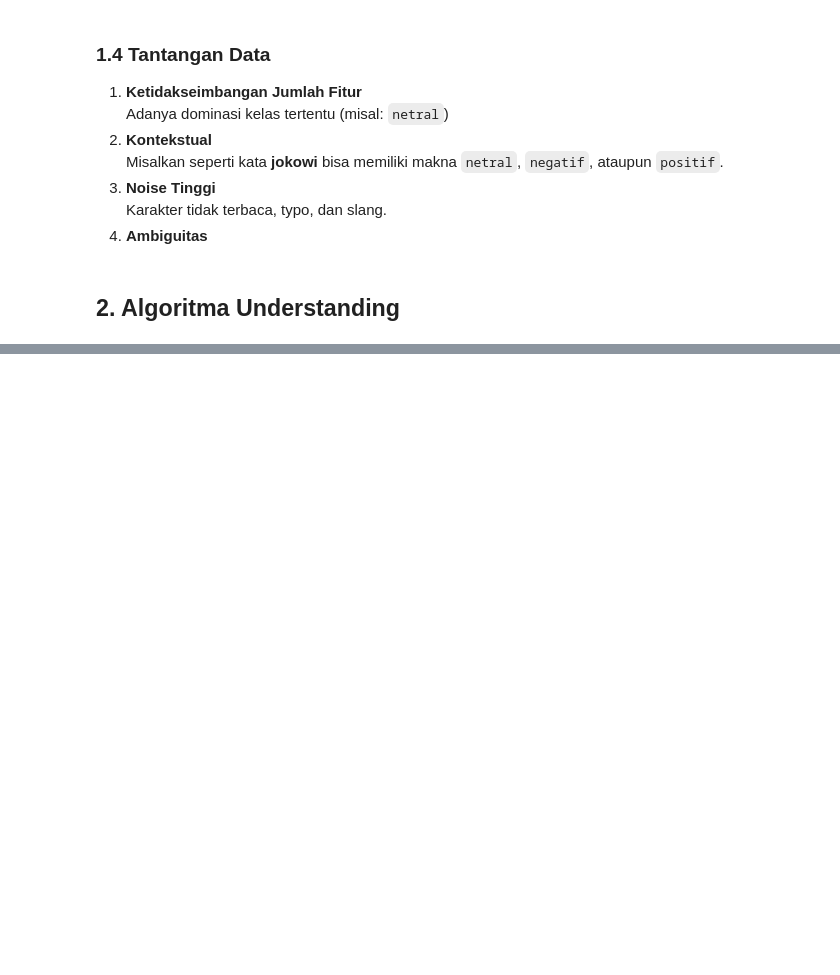
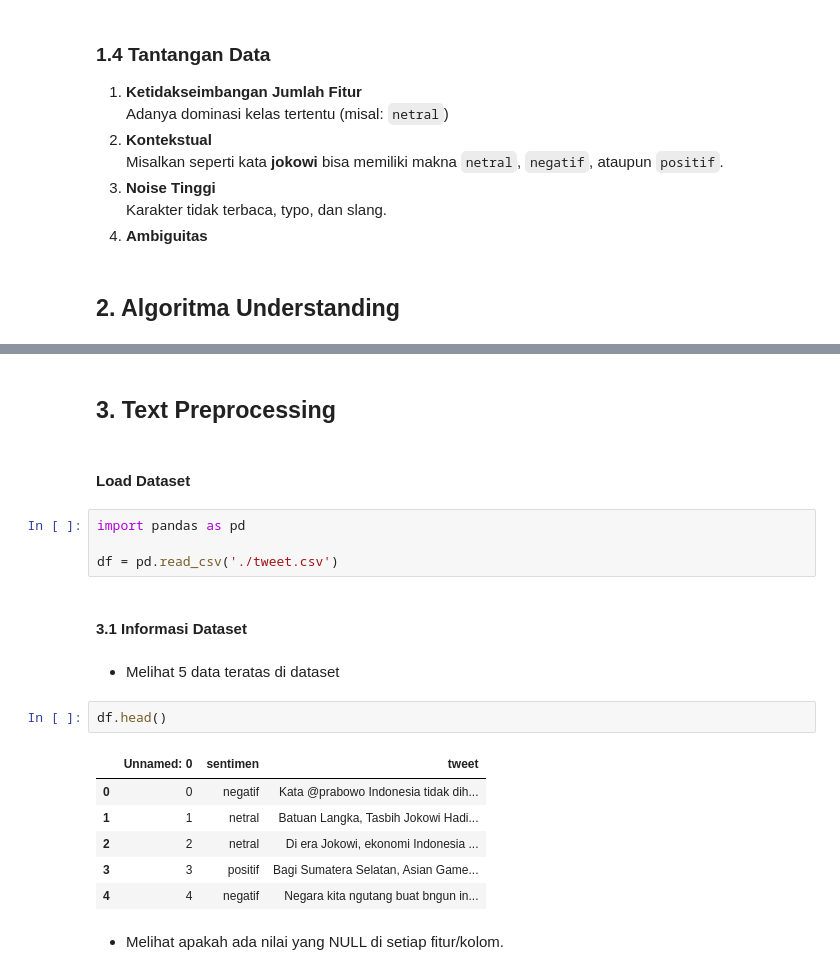
Before and after one commit to SuwandiRamadhan/Bootcamp-AI, a Jupyter notebook: Project 1/project1.ipynb, the cells around one changed output, grey strips where cells are left out. Cells and saved outputs as stored; diff of their text form; blank space fills up the shorter version.

```diff
--- a/Project 1/project1.ipynb
+++ b/Project 1/project1.ipynb
@@ -48,3 +48,26 @@
 &emsp;Text tokenization yang digunakan adalah <strong>Word Tokenization</strong> karena data di dalam fitur relatif pendek dan cocok menggunakan <strong>Word Tokenization</strong>.
 - Text Vektorization (<strong>TF-IDF</strong>) <br>
 &emsp;Menggunakan Frequency Based khususnya TF-IDF karena kita menghitung frekunsi kemunculan fitur untuk melihat sentiment dari dataset tweetnya.
+# %% [markdown]
+## 3. Text Preprocessing
+# %% [markdown]
+#### Load Dataset
+# %%
+import pandas as pd
+
+df = pd.read_csv('./tweet.csv')
+# %% [markdown]
+#### 3.1 Informasi Dataset
+# %% [markdown]
+- Melihat 5 data teratas di dataset
+# %%
+df.head()
+# %% [output]
+|  | Unnamed: 0 | sentimen | tweet |
+| 0 | 0 | negatif | Kata @prabowo Indonesia tidak dih... |
+| 1 | 1 | netral | Batuan Langka, Tasbih Jokowi Hadi... |
+| 2 | 2 | netral | Di era Jokowi, ekonomi Indonesia ... |
+| 3 | 3 | positif | Bagi Sumatera Selatan, Asian Game... |
+| 4 | 4 | negatif | Negara kita ngutang buat bngun in... |
+# %% [markdown]
+- Melihat apakah ada nilai yang NULL di setiap fitur/kolom.
```
Also changed, not shown: parts of 23 cells of this notebook.
